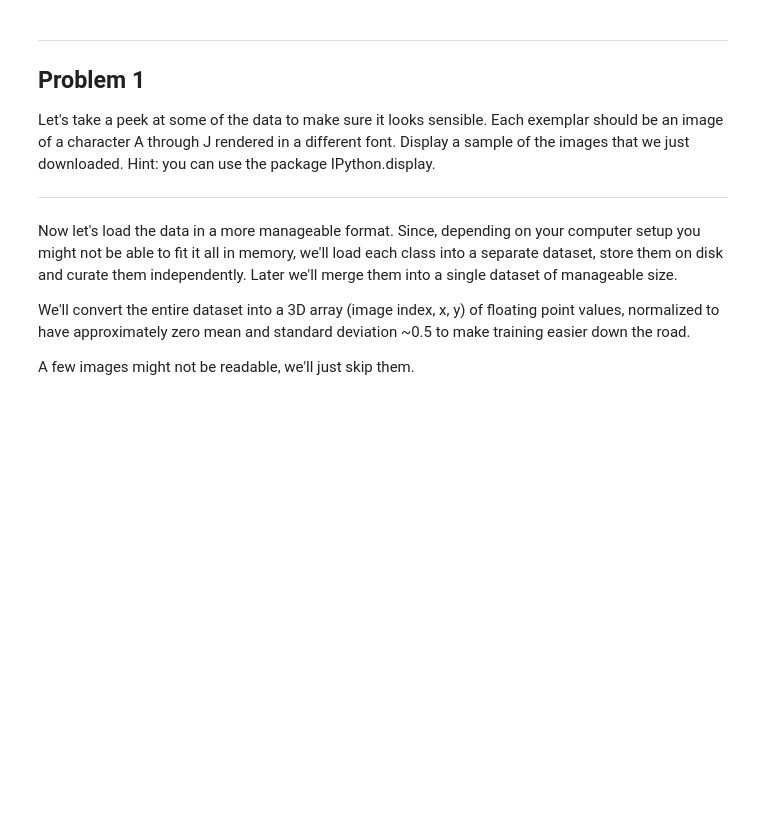
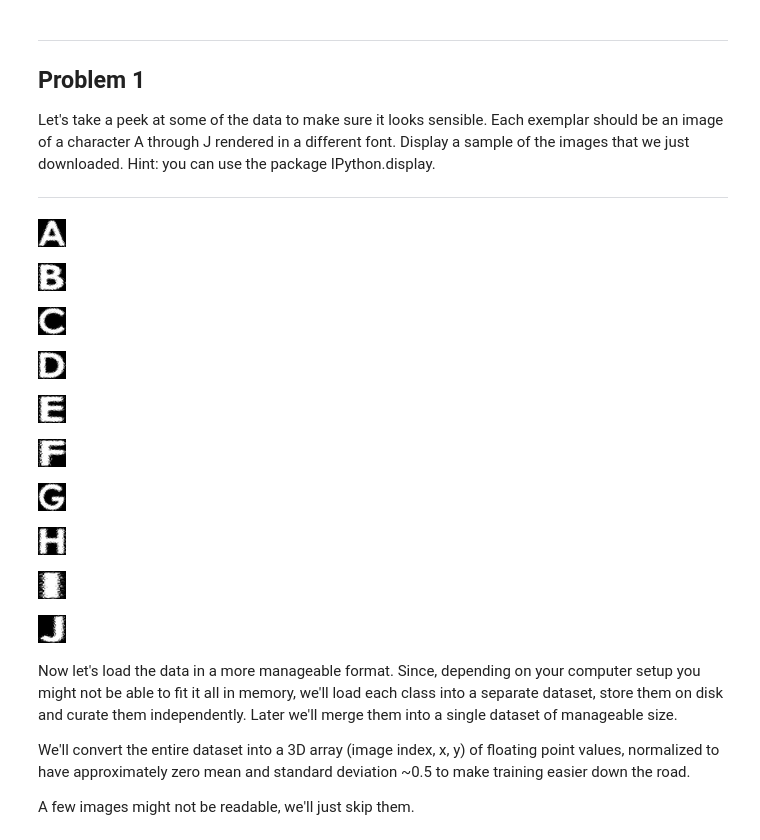
Before and after one commit to akarazeev/MOOCs, a Jupyter notebook: udacity/1_notmnist.ipynb, the cells around one changed output. Saved outputs shown, nothing was run; the diff lists cells and outputs as text; code cells hidden in the pictures; blank space fills up the shorter version.

```diff
--- a/udacity/1_notmnist.ipynb
+++ b/udacity/1_notmnist.ipynb
@@ -118,6 +112,20 @@ Problem 1
 Let's take a peek at some of the data to make sure it looks sensible. Each exemplar should be an image of a character A through J rendered in a different font. Display a sample of the images that we just downloaded. Hint: you can use the package IPython.display.
 
 ---
+# %%
+for folder in test_folders:
+    display(Image(os.path.join(folder,os.listdir(folder)[0])))
+# %% [output]
+[figure, added]
+[figure, added]
+[figure, added]
+[figure, added]
+[figure, added]
+[figure, added]
+[figure, added]
+[figure, added]
+[figure, added]
+[figure, added]
 # %% [markdown]
 Now let's load the data in a more manageable format. Since, depending on your computer setup you might not be able to fit it all in memory, we'll load each class into a separate dataset, store them on disk and curate them independently. Later we'll merge them into a single dataset of manageable size.
 
```
Also changed, not shown: parts of 18 cells of this notebook, 3 other files.
